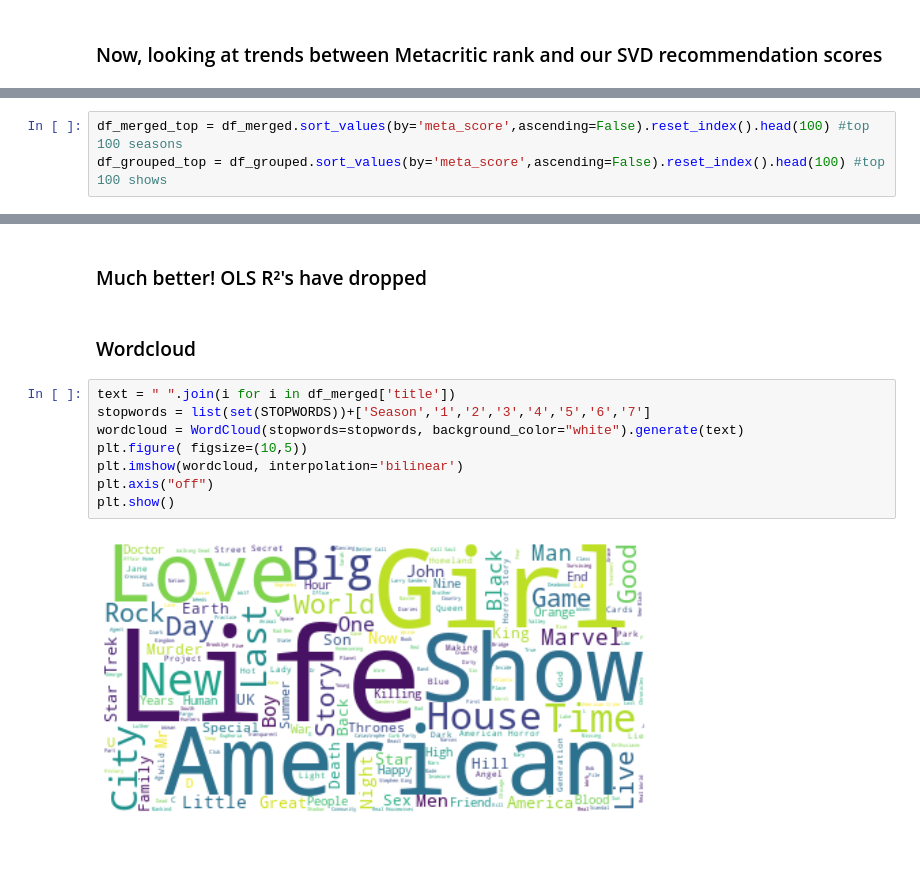
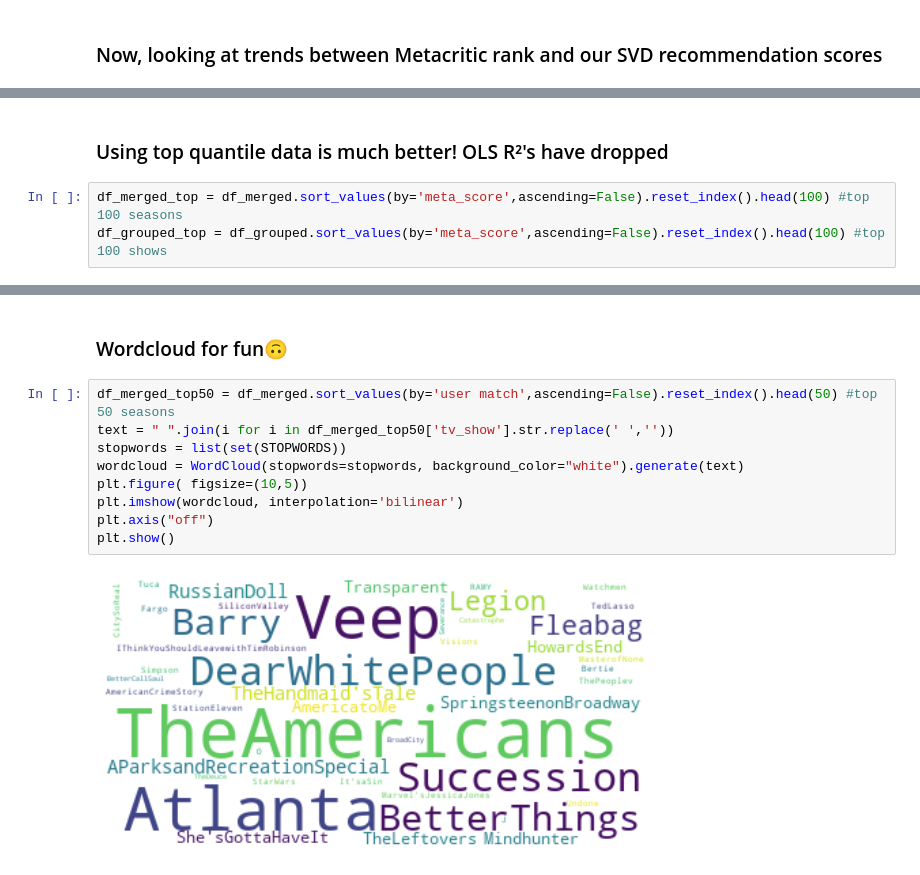
Before and after one commit to emileDesmaili/reco_system, a Jupyter notebook: metacritic EDA.ipynb, the cells around one changed output, grey strips where cells are left out. Cells and saved outputs as stored; diff of their text form.

Commit message:
added a wordcloud to eda

```diff
--- a/metacritic EDA.ipynb
+++ b/metacritic EDA.ipynb
@@ -152,3 +153,5 @@ fig.show()
+# %% [markdown]
+### Using top quantile data is much better! OLS R²'s have dropped
 # %%
 df_merged_top = df_merged.sort_values(by='meta_score',ascending=False).reset_index().head(100) #top 100 seasons
 df_grouped_top = df_grouped.sort_values(by='meta_score',ascending=False).reset_index().head(100) #top 100 shows
@@ -166,17 +169,16 @@ fig2.append_trace(list(px.scatter(df_grouped_top, x='rank', y='user match',trend
 fig2.show()
 # %% [output]
 [interactive output not drawn]
-# %% [markdown]
-### Much better! OLS R²'s have dropped
 # %% [markdown]
-### Wordcloud
+### Wordcloud for fun🙃
 # %%
-text = " ".join(i for i in df_merged['title'])
-stopwords = list(set(STOPWORDS))+['Season','1','2','3','4','5','6','7']
+df_merged_top50 = df_merged.sort_values(by='user match',ascending=False).reset_index().head(50) #top 50 seasons
+text = " ".join(i for i in df_merged_top50['tv_show'].str.replace(' ',''))
+stopwords = list(set(STOPWORDS))
 wordcloud = WordCloud(stopwords=stopwords, background_color="white").generate(text)
 plt.figure( figsize=(10,5))
 plt.imshow(wordcloud, interpolation='bilinear')
 plt.axis("off")
 plt.show()
 # %% [output]
-[figure, old version]
+[figure, new version]
```
Also changed, not shown: parts of 7 cells of this notebook.
